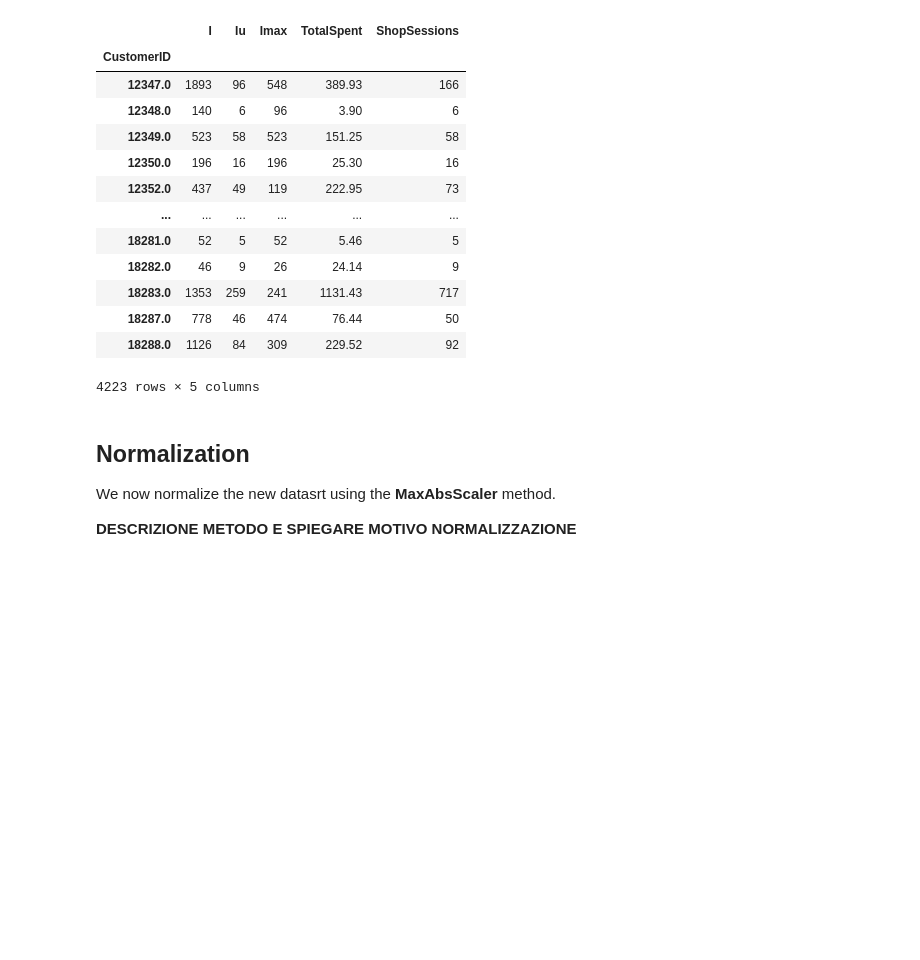
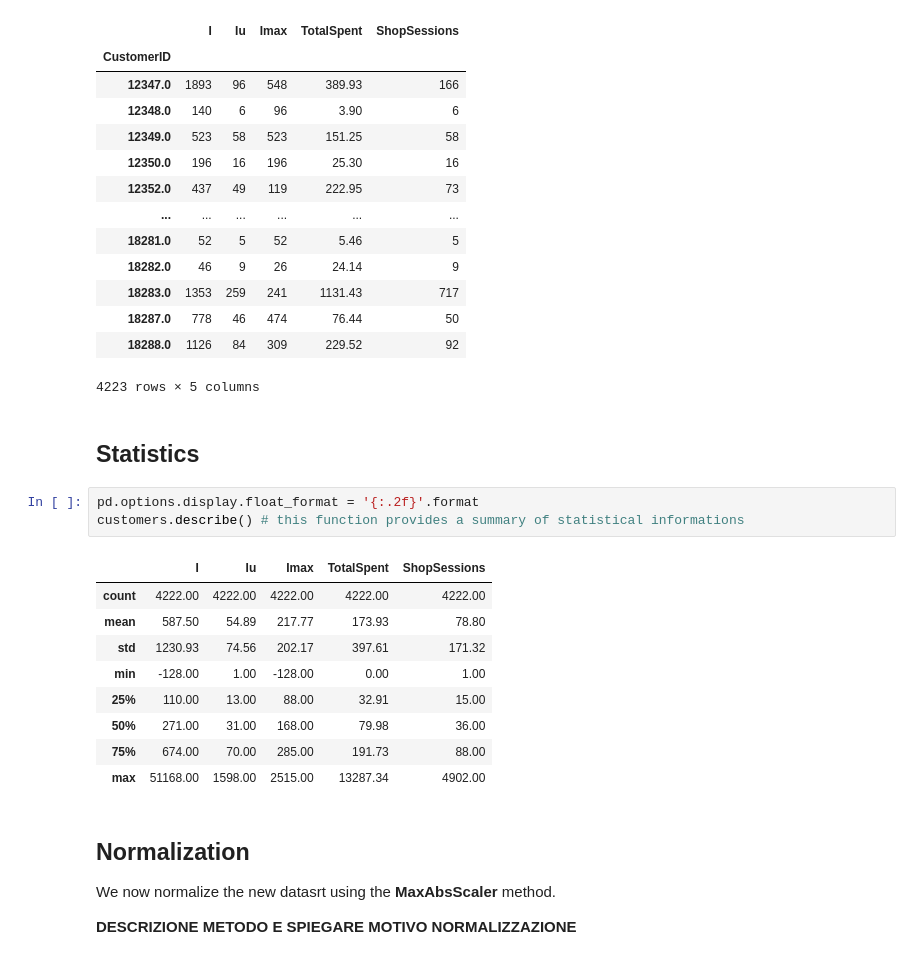
Before and after one commit to dilettagoglia/DataMining, a Jupyter notebook: task_1-2Diletta.ipynb, the cells around one changed output. Drawn from its saved outputs; the diff is of its cells as text; blank space fills up the shorter version.

```diff
--- a/task_1-2Diletta.ipynb
+++ b/task_1-2Diletta.ipynb
@@ -1215,6 +1215,21 @@ Customers dataset:
 | 18287.0 | 778 | 46 | 474 | 76.44 | 50 |
 | 18288.0 | 1126 | 84 | 309 | 229.52 | 92 |
 4223 rows × 5 columns
+# %% [markdown]
+## Statistics
+# %%
+pd.options.display.float_format = '{:.2f}'.format
+customers.describe() # this function provides a summary of statistical informations
+# %% [output]
+|  | I | Iu | Imax | TotalSpent | ShopSessions |
+| count | 4222.00 | 4222.00 | 4222.00 | 4222.00 | 4222.00 |
+| mean | 587.50 | 54.89 | 217.77 | 173.93 | 78.80 |
+| std | 1230.93 | 74.56 | 202.17 | 397.61 | 171.32 |
+| min | -128.00 | 1.00 | -128.00 | 0.00 | 1.00 |
+| 25% | 110.00 | 13.00 | 88.00 | 32.91 | 15.00 |
+| 50% | 271.00 | 31.00 | 168.00 | 79.98 | 36.00 |
+| 75% | 674.00 | 70.00 | 285.00 | 191.73 | 88.00 |
+| max | 51168.00 | 1598.00 | 2515.00 | 13287.34 | 4902.00 |
 # %% [markdown]
 ## Normalization
 We now normalize the new datasrt using the **MaxAbsScaler** method.
```
Also changed, not shown: parts of 3 cells of this notebook.
